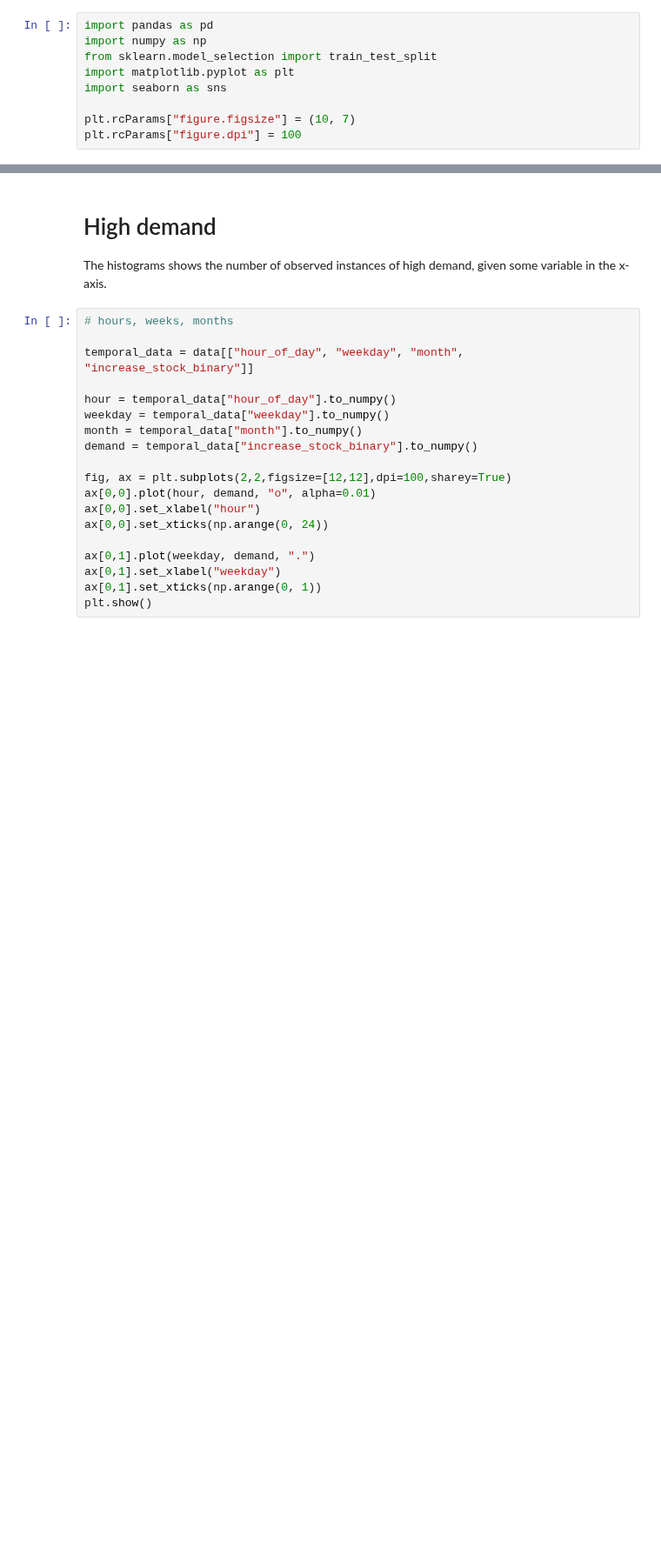
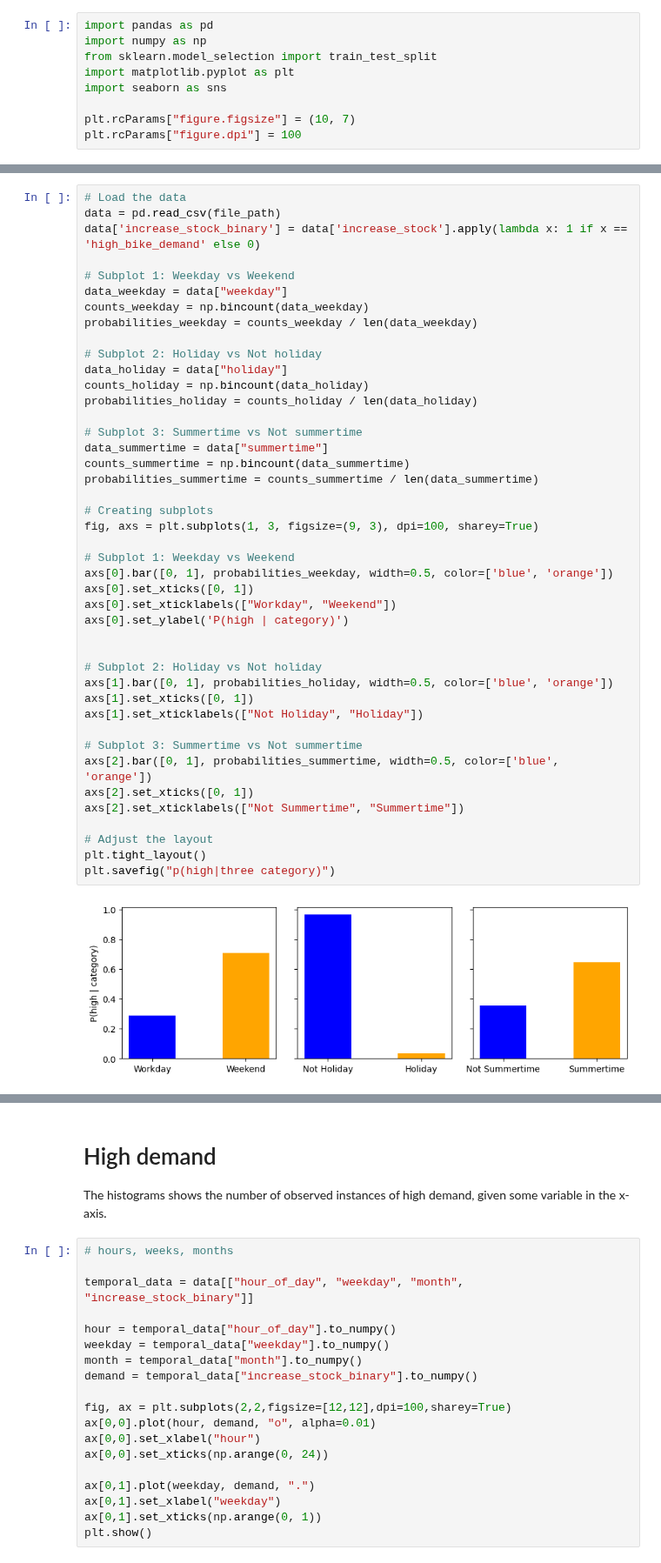
Before and after one commit to SunAndClouds/SML-Project, a Jupyter notebook: Exploratory Data Analysis.ipynb, the cells around one changed output, grey strips where cells are left out. Shown at 87% size. Cells and saved outputs as stored; diff of their text form; blank space fills up the shorter version.

```diff
--- a/Exploratory Data Analysis.ipynb
+++ b/Exploratory Data Analysis.ipynb
@@ -24,0 +34,45 @@ data.head()
+# %%
+# Load the data
+data = pd.read_csv(file_path)
+data['increase_stock_binary'] = data['increase_stock'].apply(lambda x: 1 if x == 'high_bike_demand' else 0)
+
+# Subplot 1: Weekday vs Weekend
+data_weekday = data["weekday"]
+counts_weekday = np.bincount(data_weekday)
+probabilities_weekday = counts_weekday / len(data_weekday)
+
+# Subplot 2: Holiday vs Not holiday
+data_holiday = data["holiday"]
+counts_holiday = np.bincount(data_holiday)
+probabilities_holiday = counts_holiday / len(data_holiday)
+
+# Subplot 3: Summertime vs Not summertime
+data_summertime = data["summertime"]
+counts_summertime = np.bincount(data_summertime)
+probabilities_summertime = counts_summertime / len(data_summertime)
+
+# Creating subplots
+fig, axs = plt.subplots(1, 3, figsize=(9, 3), dpi=100, sharey=True)
+
+# Subplot 1: Weekday vs Weekend
+axs[0].bar([0, 1], probabilities_weekday, width=0.5, color=['blue', 'orange'])
+axs[0].set_xticks([0, 1])
+axs[0].set_xticklabels(["Workday", "Weekend"])
+axs[0].set_ylabel('P(high | category)')
+
+
+# Subplot 2: Holiday vs Not holiday
+axs[1].bar([0, 1], probabilities_holiday, width=0.5, color=['blue', 'orange'])
+axs[1].set_xticks([0, 1])
+axs[1].set_xticklabels(["Not Holiday", "Holiday"])
+
+# Subplot 3: Summertime vs Not summertime
+axs[2].bar([0, 1], probabilities_summertime, width=0.5, color=['blue', 'orange'])
+axs[2].set_xticks([0, 1])
+axs[2].set_xticklabels(["Not Summertime", "Summertime"])
+
+# Adjust the layout
+plt.tight_layout()
+plt.savefig("p(high|three category)")
+# %% [output]
+[figure, added]
```
Also changed, not shown: parts of 3 cells of this notebook, 1 other file.
